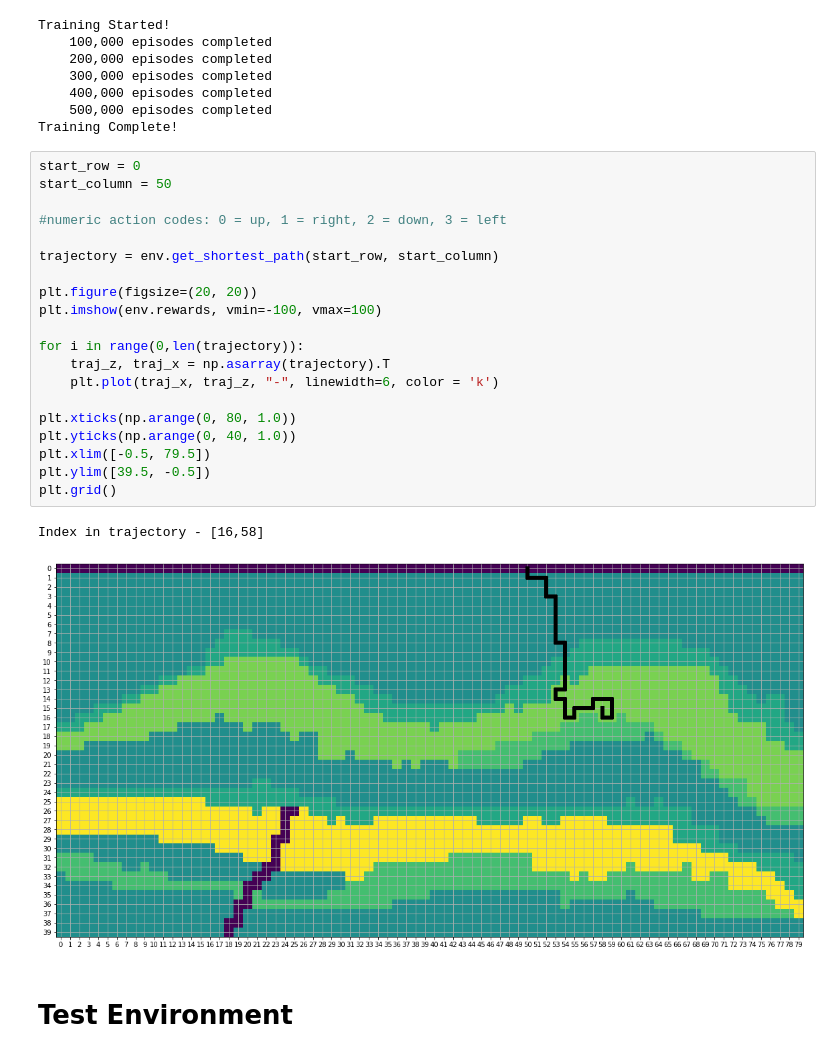
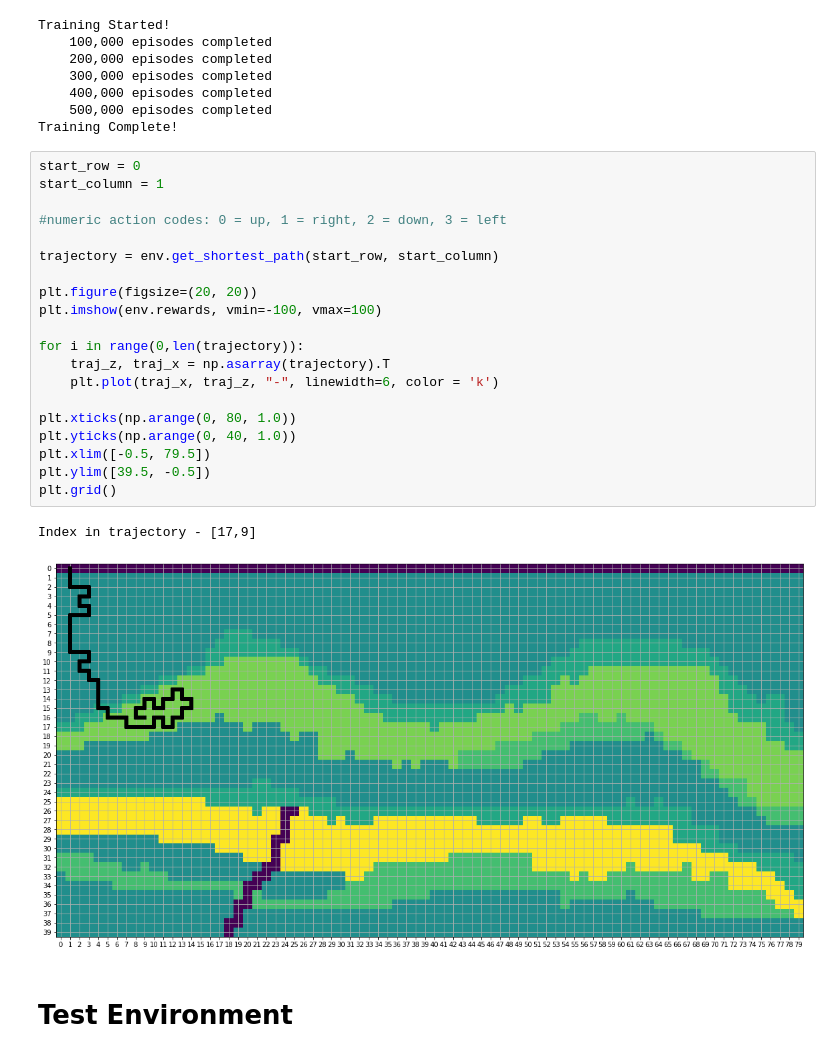
Before and after one commit to svpoludasu/wildcatter, a Jupyter notebook: examples/Trial 1 - Custom Environment.ipynb, the cells around one changed output. Drawn from its saved outputs; the diff is of its cells as text.

```diff
--- a/examples/Trial 1 - Custom Environment.ipynb
+++ b/examples/Trial 1 - Custom Environment.ipynb
@@ -1700,27 +1695,27 @@ Training Started!
 Training Complete!
 # %%
 start_row = 0
-start_column = 50
+start_column = 1
 
 #numeric action codes: 0 = up, 1 = right, 2 = down, 3 = left
 
 trajectory = env.get_shortest_path(start_row, start_column)
 
 plt.figure(figsize=(20, 20))
 plt.imshow(env.rewards, vmin=-100, vmax=100)
 
 for i in range(0,len(trajectory)):
     traj_z, traj_x = np.asarray(trajectory).T
     plt.plot(traj_x, traj_z, "-", linewidth=6, color = 'k')
 
 plt.xticks(np.arange(0, 80, 1.0))
 plt.yticks(np.arange(0, 40, 1.0))
 plt.xlim([-0.5, 79.5])
 plt.ylim([39.5, -0.5])
 plt.grid()
 # %% [output]
-Index in trajectory - [16,58]
+Index in trajectory - [17,9]
-[figure, old version]
+[figure, new version]
 # %% [markdown]
 # Test Environment
 # %%
```
Also changed, not shown: parts of 1 cell of this notebook, 1 other file.
